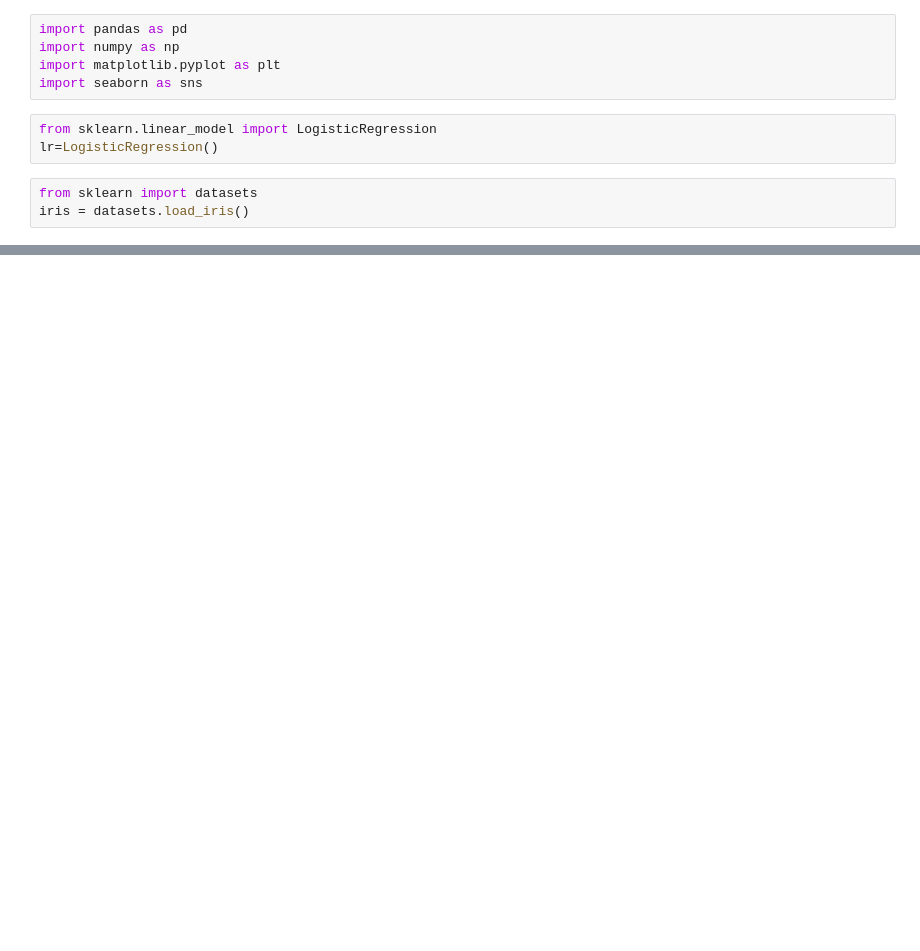
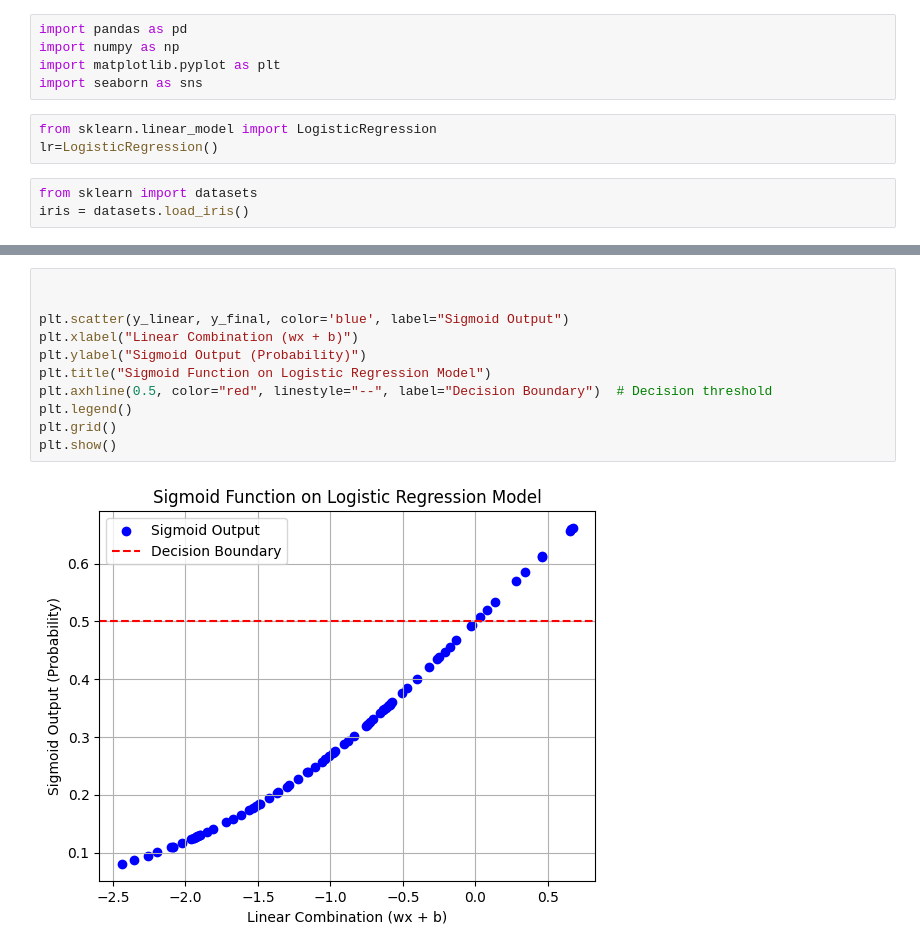
Before and after one commit to Finova-MIT/intro-to-ml-Nekhilesh-Agarwal, a Jupyter notebook: intermediate_1.ipynb, the cells around one changed output, grey strips where cells are left out. Saved outputs shown, nothing was run; the diff lists cells and outputs as text; blank space fills up the shorter version.

```diff
--- a/intermediate_1.ipynb
+++ b/intermediate_1.ipynb
@@ -35,0 +95,13 @@ ValueError: At least one array required as input
+# %%
+
+
+plt.scatter(y_linear, y_final, color='blue', label="Sigmoid Output")
+plt.xlabel("Linear Combination (wx + b)")
+plt.ylabel("Sigmoid Output (Probability)")
+plt.title("Sigmoid Function on Logistic Regression Model")
+plt.axhline(0.5, color="red", linestyle="--", label="Decision Boundary")  # Decision threshold
+plt.legend()
+plt.grid()
+plt.show()
+# %% [output]
+[figure, added]
```
Also changed, not shown: parts of 17 cells of this notebook, 1 other file.
